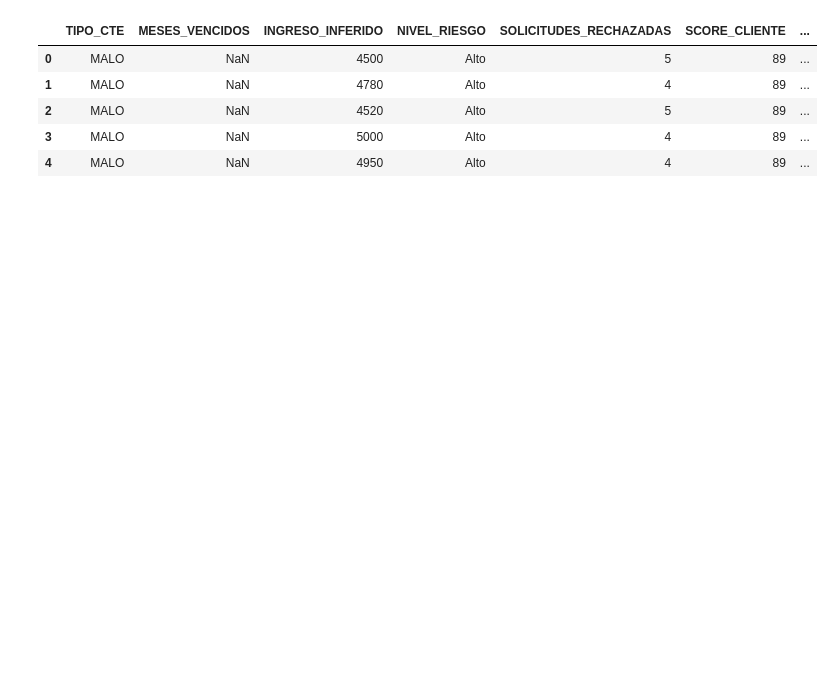
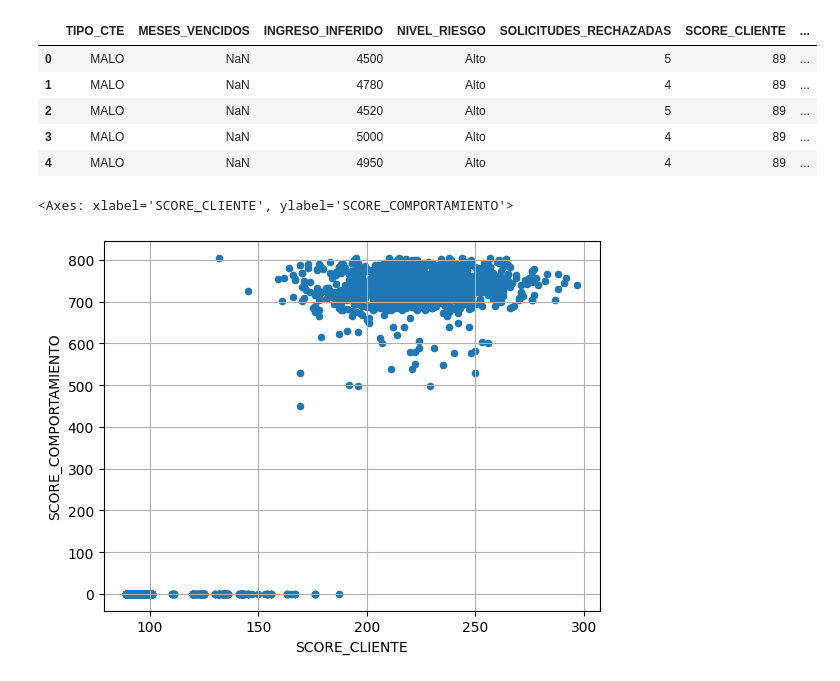
Before and after one commit to ElliotDM/inf_bancaria, a Jupyter notebook: notebooks/01_notebook.ipynb, the cells around one changed output. Cells and saved outputs as stored; diff of their text form; code cells hidden in the pictures; blank space fills up the shorter version.

```diff
--- a/notebooks/01_notebook.ipynb
+++ b/notebooks/01_notebook.ipynb
@@ -28,3 +68,12 @@ df_clean.head()
 | 2 | MALO | NaN | 4520 | Alto | 5 | 89 | ... |
 | 3 | MALO | NaN | 5000 | Alto | 4 | 89 | ... |
 | 4 | MALO | NaN | 4950 | Alto | 4 | 89 | ... |
+# %%
+df_scores = df_clean[['SCORE_CLIENTE', 'SCORE_COMPORTAMIENTO']]
+df_scores.plot(kind='scatter',
+               x='SCORE_CLIENTE',
+               y='SCORE_COMPORTAMIENTO',
+               grid=True)
+# %% [output]
+<Axes: xlabel='SCORE_CLIENTE', ylabel='SCORE_COMPORTAMIENTO'>
+[figure, added]
```
Also changed, not shown: parts of 5 cells of this notebook.
